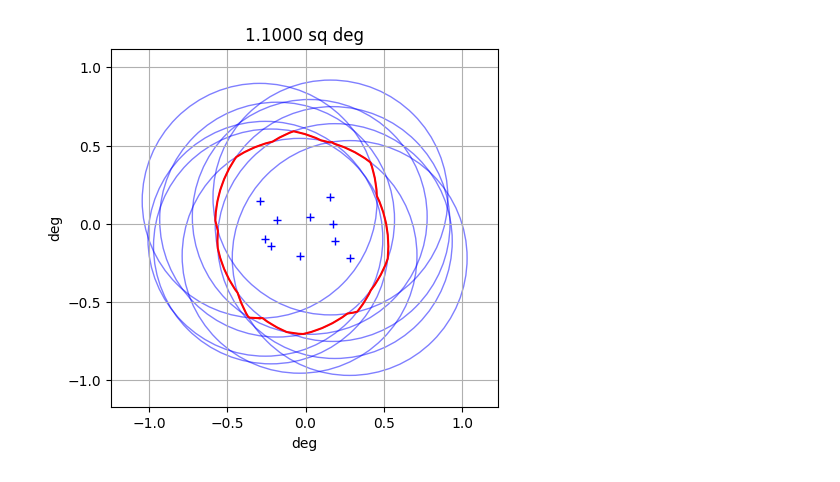
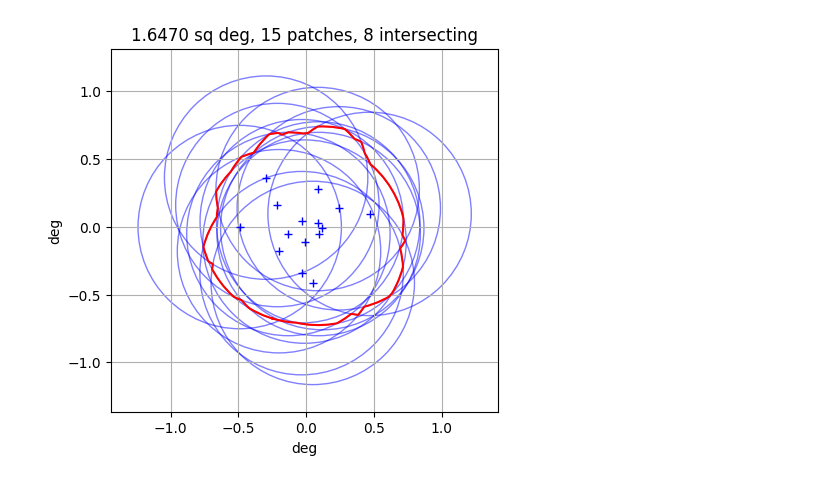
Before and after one commit to shubhagrawal30/aberrations, a Jupyter notebook: playgrounds/patches.ipynb, the cells around one changed output. Saved outputs shown, nothing was run; the diff lists cells and outputs as text; code cells hidden in the pictures.

Commit message:
add patches

```diff
--- a/playgrounds/patches.ipynb
+++ b/playgrounds/patches.ipynb
@@ -6,7 +6,7 @@ import shapely
 import shapely.geometry as sg
 from itertools import combinations
 # %%
-def draw_patches(patch_centers, intersecting_num, \
+def draw_patches(patch_centers, intersecting_num, save_fig=None,\
                  one_patch_rad=0.75*u.deg, margin=0.2*u.deg):
     margin = (margin + one_patch_rad).to_value(u.deg)
     plt.figure(figsize=(5, 5))
@@ -33,7 +33,9 @@ def draw_patches(patch_centers, intersecting_num, \
         inters += [shapely.intersection_all(comb)]
     intersection = shapely.union_all(inters)
     plt.plot(*intersection.exterior.xy, 'r-')
-    plt.title(f"{intersection.area:.4f} sq deg")
+    plt.title(f"{intersection.area:.4f} sq deg, {len(geometries)} patches, {intersecting_num} intersecting")
+    if save_fig is not None:
+        plt.savefig(save_fig)
     plt.show()
     plt.close()
 # %%
@@ -55,6 +57,7 @@ draw_patches(patch_centers, 1)
 # %%
 one_patch_rad = 0.75 * u.deg
-patch_centers = np.random.normal(0, one_patch_rad.to_value(u.deg) / 4, (10, 2)) * u.deg
+NUM_PATCHES = 15
+patch_centers = np.random.normal(0, one_patch_rad.to_value(u.deg) / 4, (NUM_PATCHES, 2)) * u.deg
 draw_patches(patch_centers, 8)
 # %% [output]
-[figure, old version]
+[figure, new version]
```
Also changed, not shown: parts of 4 cells of this notebook, 13 other files.
